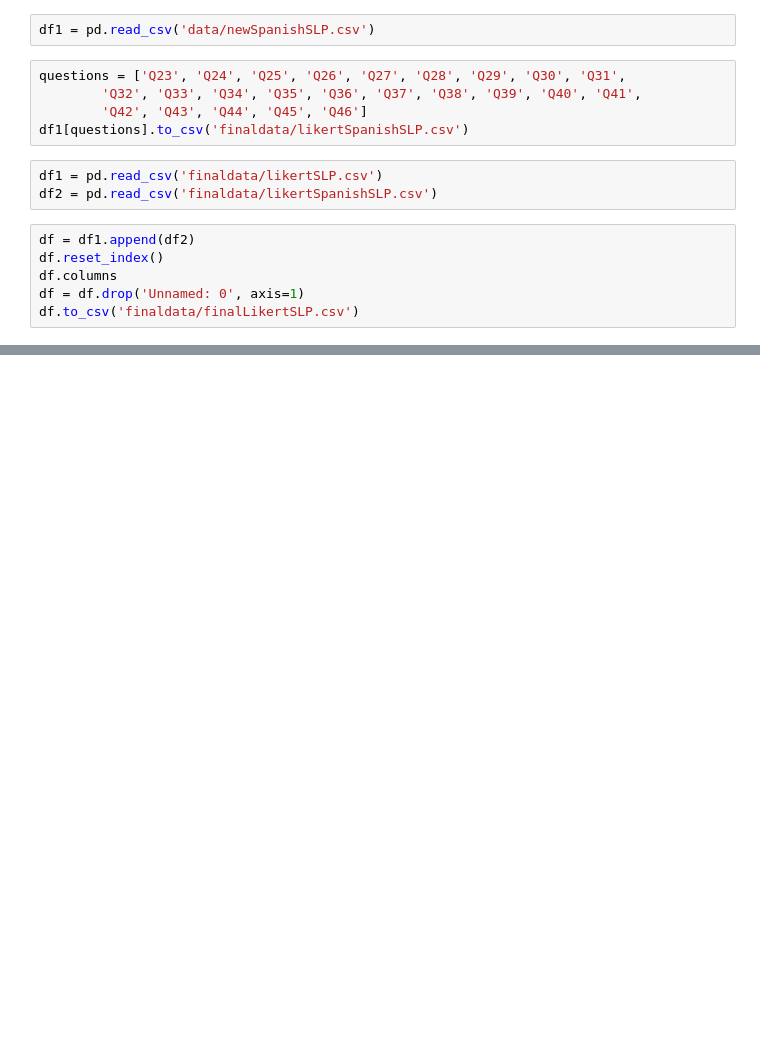
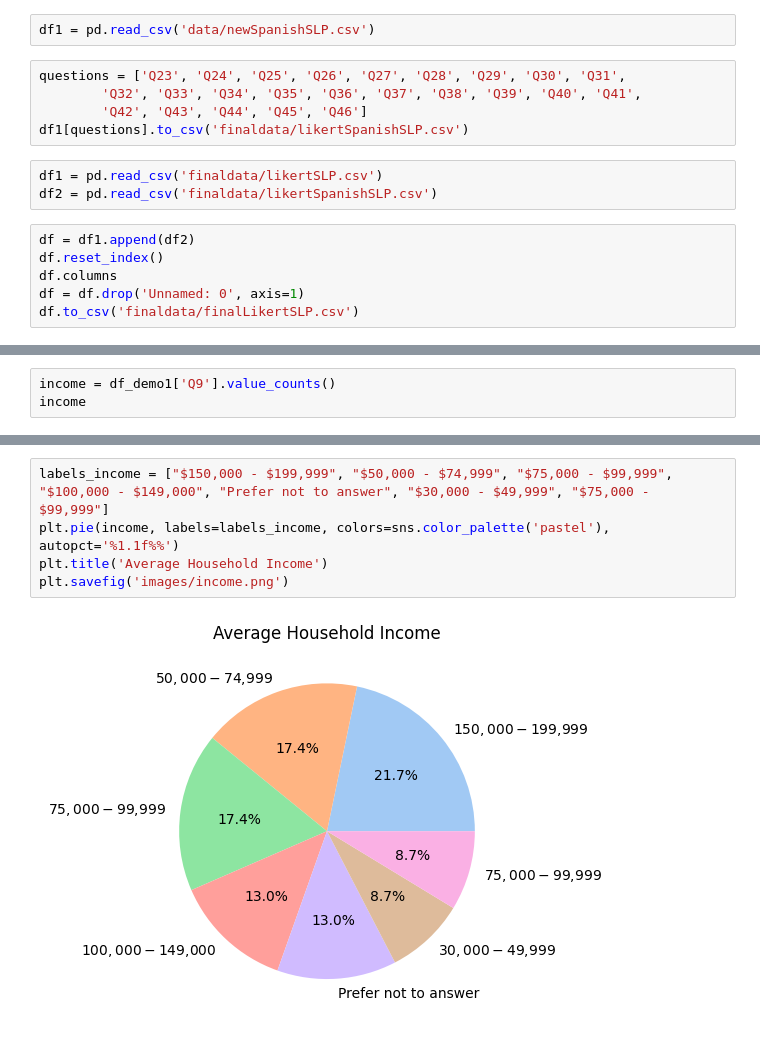
Before and after one commit to lozo6/slp-survey-analytics, a Jupyter notebook: visual.ipynb, the cells around one changed output, grey strips where cells are left out. Saved outputs shown, nothing was run; the diff lists cells and outputs as text; blank space fills up the shorter version.

```diff
--- a/scripts/visual.ipynb
+++ b/visual.ipynb
@@ -139,0 +174,3 @@ df.to_csv('finaldata/finalLikertSLP.csv')
+# %%
+income = df_demo1['Q9'].value_counts()
+income
@@ -139,0 +186,7 @@ df.to_csv('finaldata/finalLikertSLP.csv')
+# %%
+labels_income = ["$150,000 - $199,999", "$50,000 - $74,999", "$75,000 - $99,999", "$100,000 - $149,000", "Prefer not to answer", "$30,000 - $49,999", "$75,000 - $99,999"]
+plt.pie(income, labels=labels_income, colors=sns.color_palette('pastel'), autopct='%1.1f%%')
+plt.title('Average Household Income')
+plt.savefig('images/income.png')
+# %% [output]
+[figure, added]
```
Also changed, not shown: parts of 5 cells of this notebook, 7 other files.
